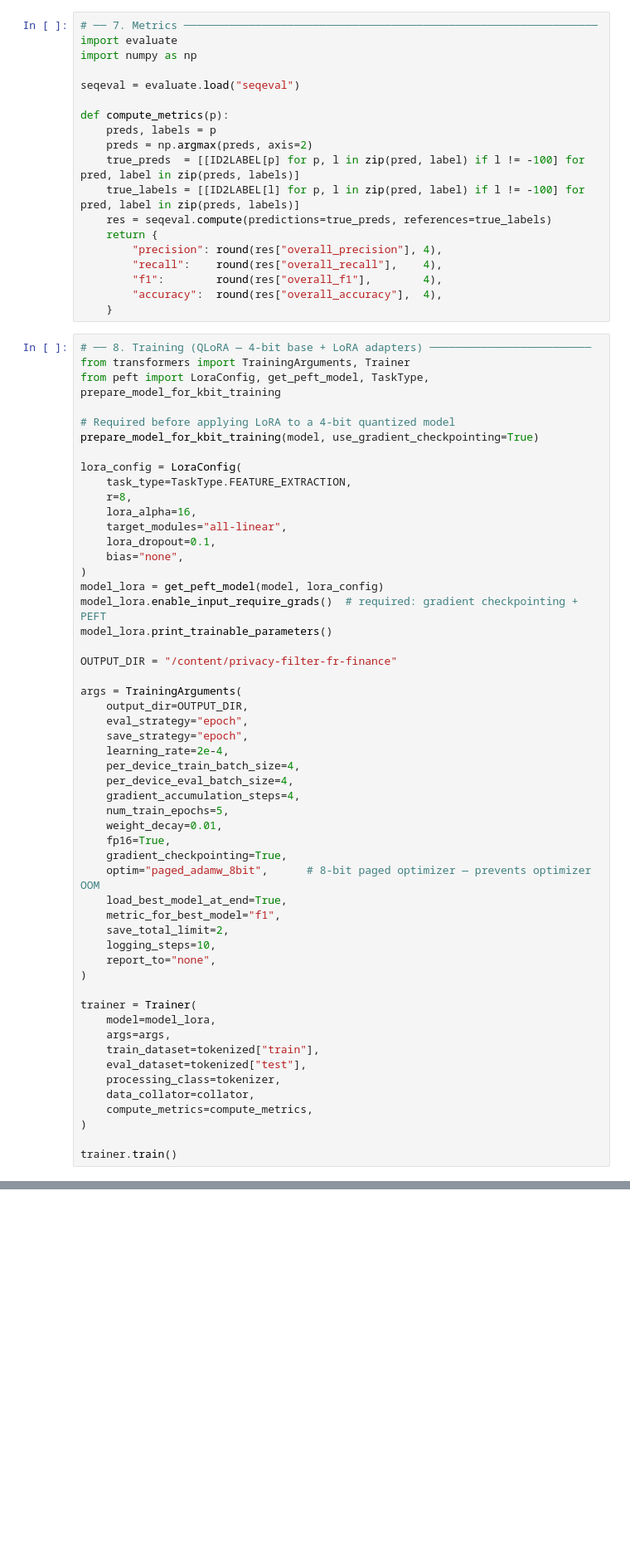
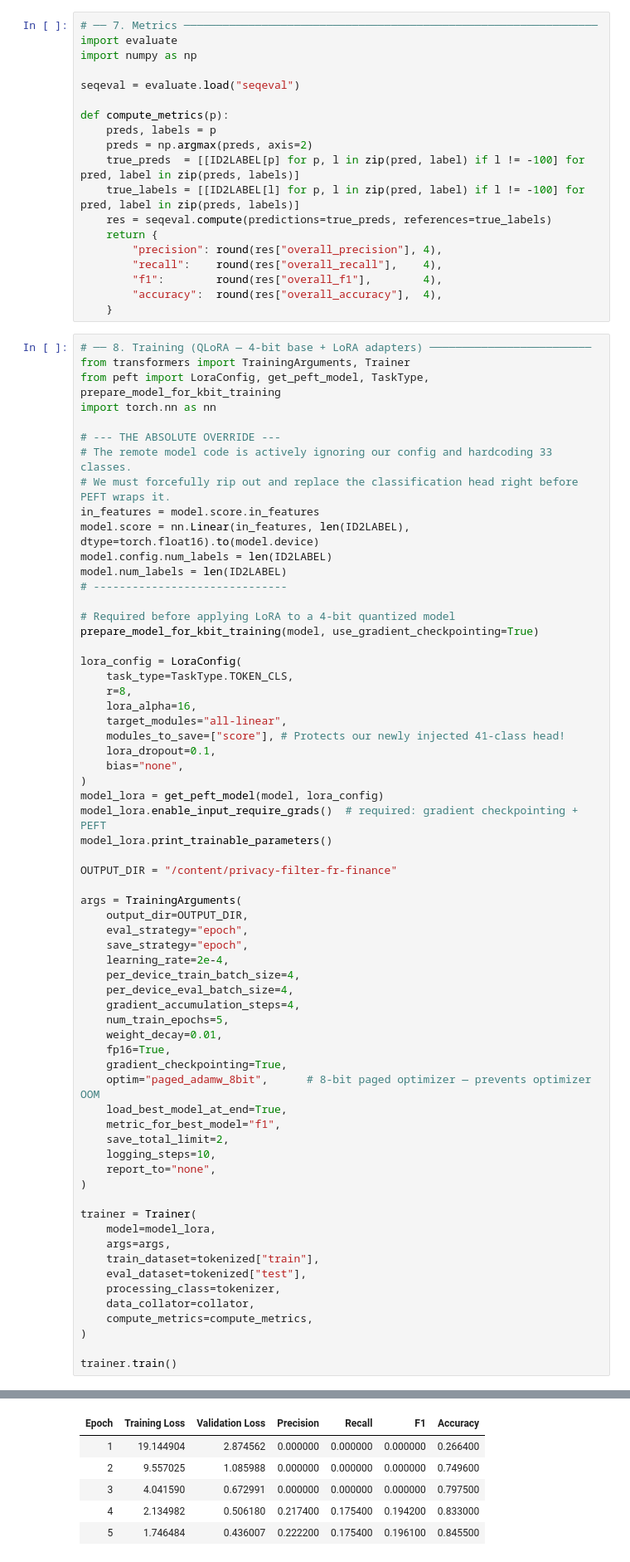
Before and after one commit to Edu963/ocultar, a Jupyter notebook: notebooks/finetune_privacy_filter.ipynb, the cells around one changed output, grey strips where cells are left out. Shown at 83% size. Cells and saved outputs as stored; diff of their text form; blank space fills up the shorter version.

```diff
--- a/notebooks/finetune_privacy_filter.ipynb
+++ b/notebooks/finetune_privacy_filter.ipynb
@@ -145,15 +207,26 @@ def compute_metrics(p):
 # ── 8. Training (QLoRA — 4-bit base + LoRA adapters) ─────────────────────────
 from transformers import TrainingArguments, Trainer
 from peft import LoraConfig, get_peft_model, TaskType, prepare_model_for_kbit_training
+import torch.nn as nn
+
+# --- THE ABSOLUTE OVERRIDE ---
+# The remote model code is actively ignoring our config and hardcoding 33 classes.
+# We must forcefully rip out and replace the classification head right before PEFT wraps it.
+in_features = model.score.in_features
+model.score = nn.Linear(in_features, len(ID2LABEL), dtype=torch.float16).to(model.device)
+model.config.num_labels = len(ID2LABEL)
+model.num_labels = len(ID2LABEL)
+# ------------------------------
 
 # Required before applying LoRA to a 4-bit quantized model
 prepare_model_for_kbit_training(model, use_gradient_checkpointing=True)
 
 lora_config = LoraConfig(
-    task_type=TaskType.FEATURE_EXTRACTION,
+    task_type=TaskType.TOKEN_CLS,
     r=8,
     lora_alpha=16,
     target_modules="all-linear",
+    modules_to_save=["score"], # Protects our newly injected 41-class head!
     lora_dropout=0.1,
     bias="none",
 )
@@ -194,3 +267,4 @@ trainer = Trainer(
 )
 
 trainer.train()
+# %% [output]
@@ -196,0 +273,6 @@ trainer.train()
+| Epoch | Training Loss | Validation Loss | Precision | Recall | F1 | Accuracy |
+| 1 | 19.144904 | 2.874562 | 0.000000 | 0.000000 | 0.000000 | 0.266400 |
+| 2 | 9.557025 | 1.085988 | 0.000000 | 0.000000 | 0.000000 | 0.749600 |
+| 3 | 4.041590 | 0.672991 | 0.000000 | 0.000000 | 0.000000 | 0.797500 |
+| 4 | 2.134982 | 0.506180 | 0.217400 | 0.175400 | 0.194200 | 0.833000 |
+| 5 | 1.746484 | 0.436007 | 0.222200 | 0.175400 | 0.196100 | 0.845500 |
```
Also changed, not shown: parts of 12 cells of this notebook.
